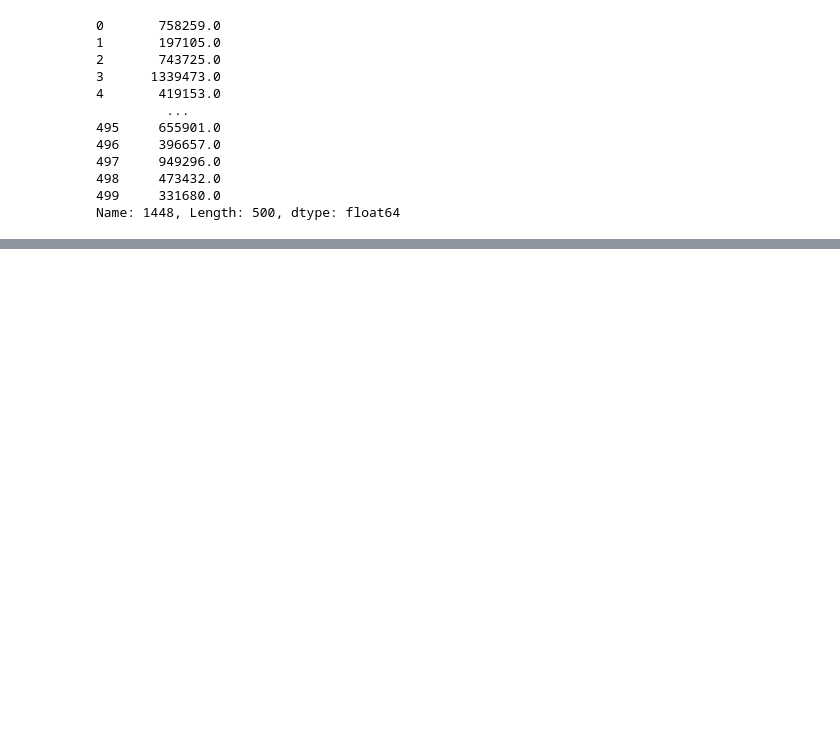
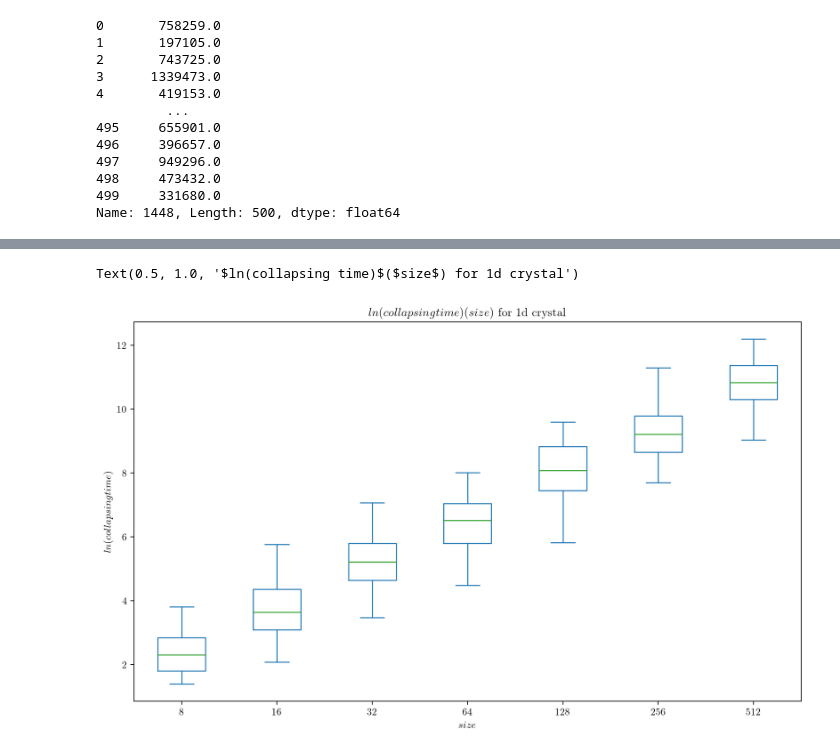
Before and after one commit to Hacker1337/mipt_cpp, a Jupyter notebook: laba1/oneParticle/analisation.ipynb, the cells around one changed output, grey strips where cells are left out. Saved outputs shown, nothing was run; the diff lists cells and outputs as text; code cells hidden in the pictures; blank space fills up the shorter version.

```diff
--- a/laba1/oneParticle/analisation.ipynb
+++ b/laba1/oneParticle/analisation.ipynb
@@ -242,0 +260,3 @@ Name: 1448, Length: 500, dtype: float64
+# %%
+logdf = pd.DataFrame({col:np.log(df[col]) for col in df.columns})
+logdf.head()
@@ -242,0 +270,11 @@ Name: 1448, Length: 500, dtype: float64
+# %%
+logdf.plot.box()
+xname, xunit = r"$size$", ""
+yname, yunit = r"$ln(collapsing time)$", "."
+
+plt.xlabel(fr"{xname}")
+plt.ylabel(fr"{yname}")
+plt.title(fr"{yname}({xname}) for 1d crystal")
+# %% [output]
+Text(0.5, 1.0, '$ln(collapsing time)$($size$) for 1d crystal')
+[figure, added]
```
Also changed, not shown: parts of 9 cells of this notebook, 21 other files.
